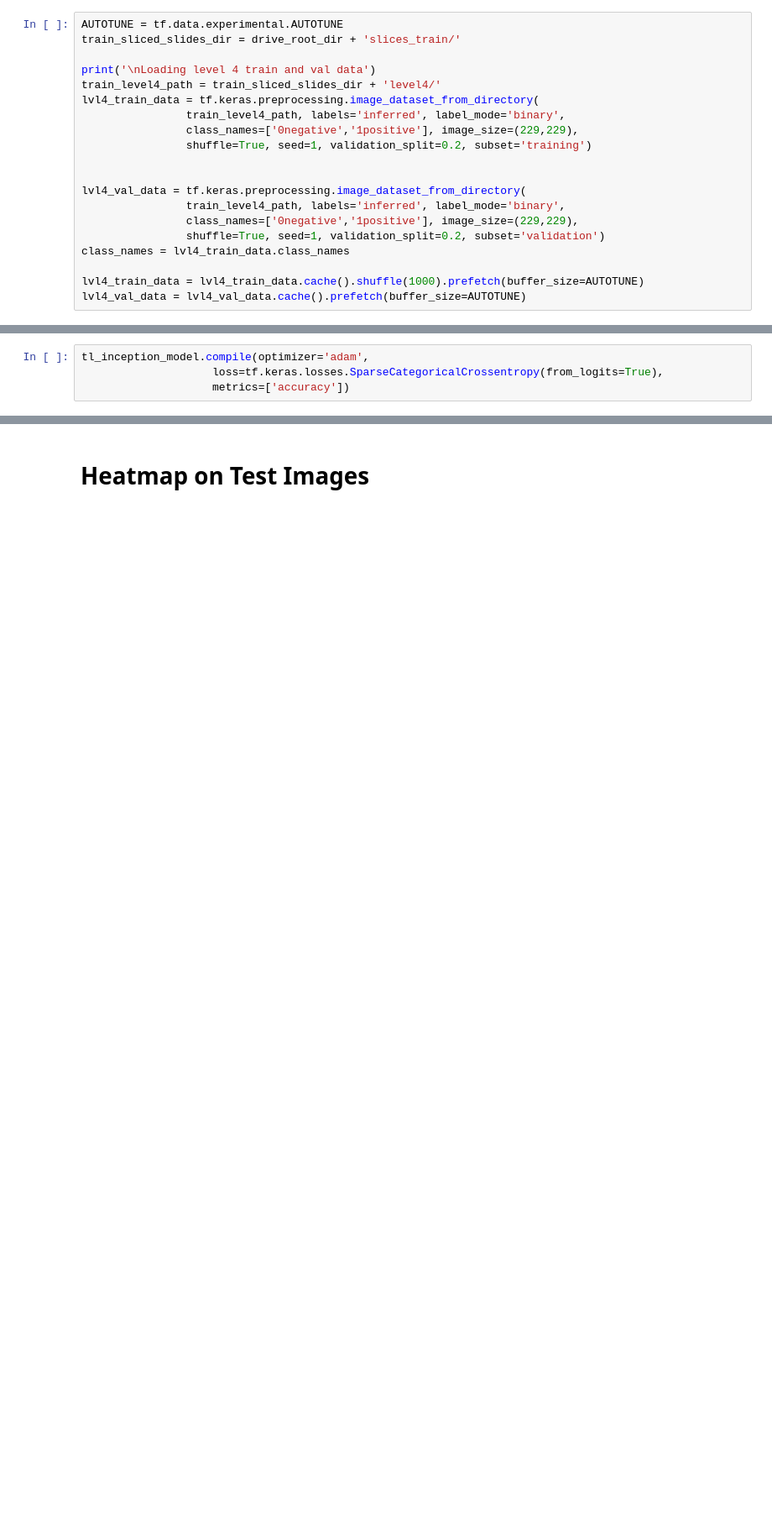
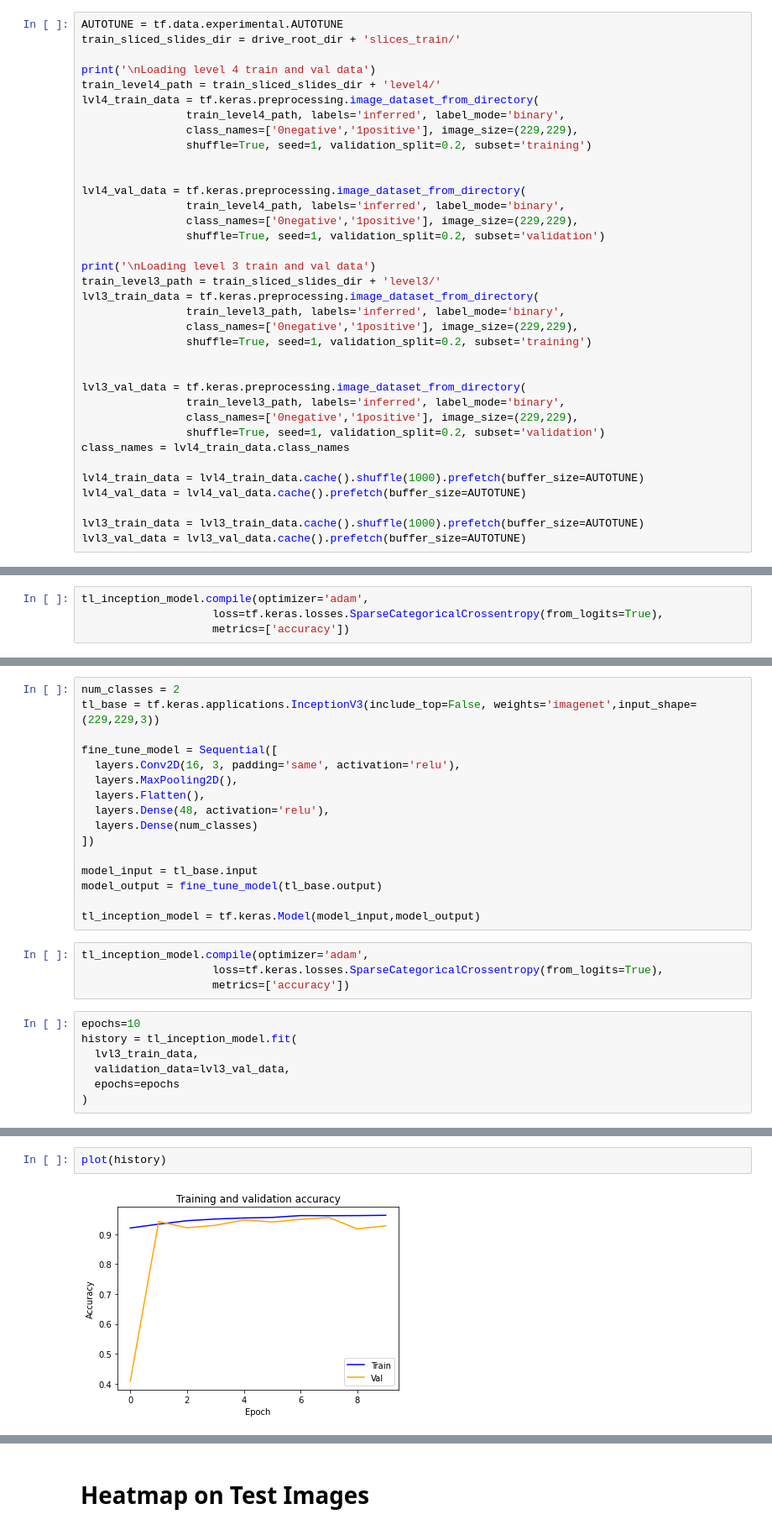
Before and after one commit to jeswanthyda/Cancer-Cell-Detection-ADL, a Jupyter notebook: final_project_jy3012.ipynb, the cells around one changed output, grey strips where cells are left out. Shown at 84% size. Saved outputs shown, nothing was run; the diff lists cells and outputs as text; blank space fills up the shorter version.

Commit message:
different zoom levels

```diff
--- a/final_project_jy3012.ipynb
+++ b/final_project_jy3012.ipynb
@@ -338,10 +386,26 @@ lvl4_val_data = tf.keras.preprocessing.image_dataset_from_directory(
                 train_level4_path, labels='inferred', label_mode='binary',
                 class_names=['0negative','1positive'], image_size=(229,229),
                 shuffle=True, seed=1, validation_split=0.2, subset='validation')
+
+print('\nLoading level 3 train and val data')
+train_level3_path = train_sliced_slides_dir + 'level3/'
+lvl3_train_data = tf.keras.preprocessing.image_dataset_from_directory(
+                train_level3_path, labels='inferred', label_mode='binary',
+                class_names=['0negative','1positive'], image_size=(229,229),
+                shuffle=True, seed=1, validation_split=0.2, subset='training')
+
+
+lvl3_val_data = tf.keras.preprocessing.image_dataset_from_directory(
+                train_level3_path, labels='inferred', label_mode='binary',
+                class_names=['0negative','1positive'], image_size=(229,229),
+                shuffle=True, seed=1, validation_split=0.2, subset='validation')
 class_names = lvl4_train_data.class_names
 
 lvl4_train_data = lvl4_train_data.cache().shuffle(1000).prefetch(buffer_size=AUTOTUNE)
 lvl4_val_data = lvl4_val_data.cache().prefetch(buffer_size=AUTOTUNE)
+
+lvl3_train_data = lvl3_train_data.cache().shuffle(1000).prefetch(buffer_size=AUTOTUNE)
+lvl3_val_data = lvl3_val_data.cache().prefetch(buffer_size=AUTOTUNE)
 # %% [output]
 Loading level 4 train and val data
 Found 3244 files belonging to 2 classes.
@@ -504,0 +581,27 @@ plot(history)
+# %%
+num_classes = 2
+tl_base = tf.keras.applications.InceptionV3(include_top=False, weights='imagenet',input_shape=(229,229,3))
+
+fine_tune_model = Sequential([
+  layers.Conv2D(16, 3, padding='same', activation='relu'),
+  layers.MaxPooling2D(),
+  layers.Flatten(),
+  layers.Dense(48, activation='relu'),
+  layers.Dense(num_classes)
+])
+
+model_input = tl_base.input
+model_output = fine_tune_model(tl_base.output)
+
+tl_inception_model = tf.keras.Model(model_input,model_output)
+# %%
+tl_inception_model.compile(optimizer='adam',
+                    loss=tf.keras.losses.SparseCategoricalCrossentropy(from_logits=True),
+                    metrics=['accuracy'])
+# %%
+epochs=10
+history = tl_inception_model.fit(
+  lvl3_train_data,
+  validation_data=lvl3_val_data,
+  epochs=epochs
+)
@@ -504,0 +629,4 @@ plot(history)
+# %%
+plot(history)
+# %% [output]
+[figure, added]
```
Also changed, not shown: parts of 45 cells of this notebook, 10 other files.
